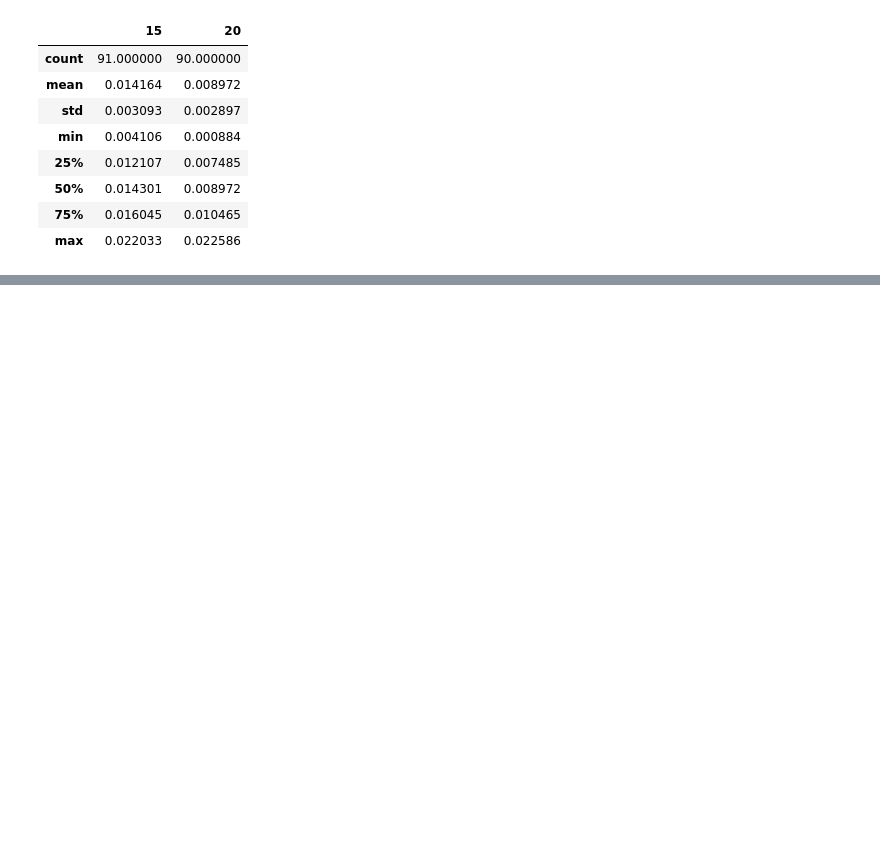
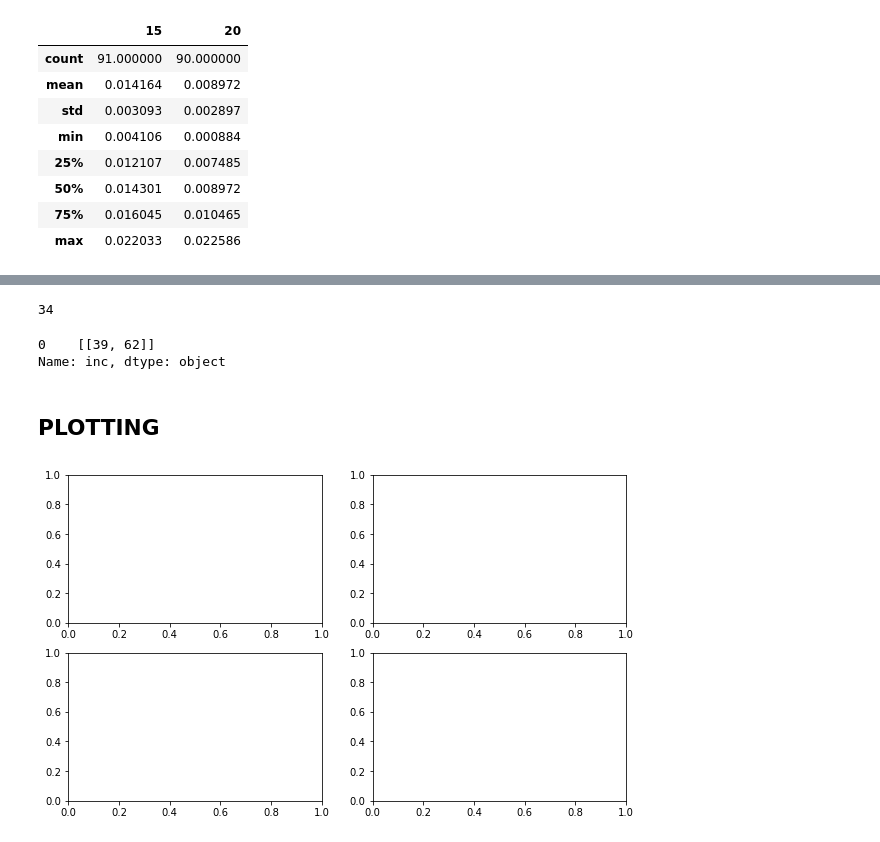
Before and after one commit to zhsegal/backup, a Jupyter notebook: master/timeseries.ipynb, the cells around one changed output, grey strips where cells are left out. Cells and saved outputs as stored; diff of their text form; code cells hidden in the pictures; blank space fills up the shorter version.

```diff
--- a/master/timeseries.ipynb
+++ b/master/timeseries.ipynb
@@ -208,0 +372,19 @@ def pat_trends(pat,window_size,thresh_up, thresh_down,plot):
+# %%
+pat='zcrlcyn'
+(windows.loc[windows.id==pat].inc).iloc[0][0][0]
+# %% [output]
+34
+# %%
+windows.loc[windows.id=='ormudle'].inc
+# %% [output]
+0    [[39, 62]]
+Name: inc, dtype: object
+# %% [markdown]
+## PLOTTING
+# %%
+napt=50
+
+fig, ((ax1, ax2), (ax3, ax4)) = plt.subplots(nrows=2, ncols=2, figsize=(10,6))
+for i
+# %% [output]
+[figure, added]
```
Also changed, not shown: parts of 14 cells of this notebook, 6 other files.
